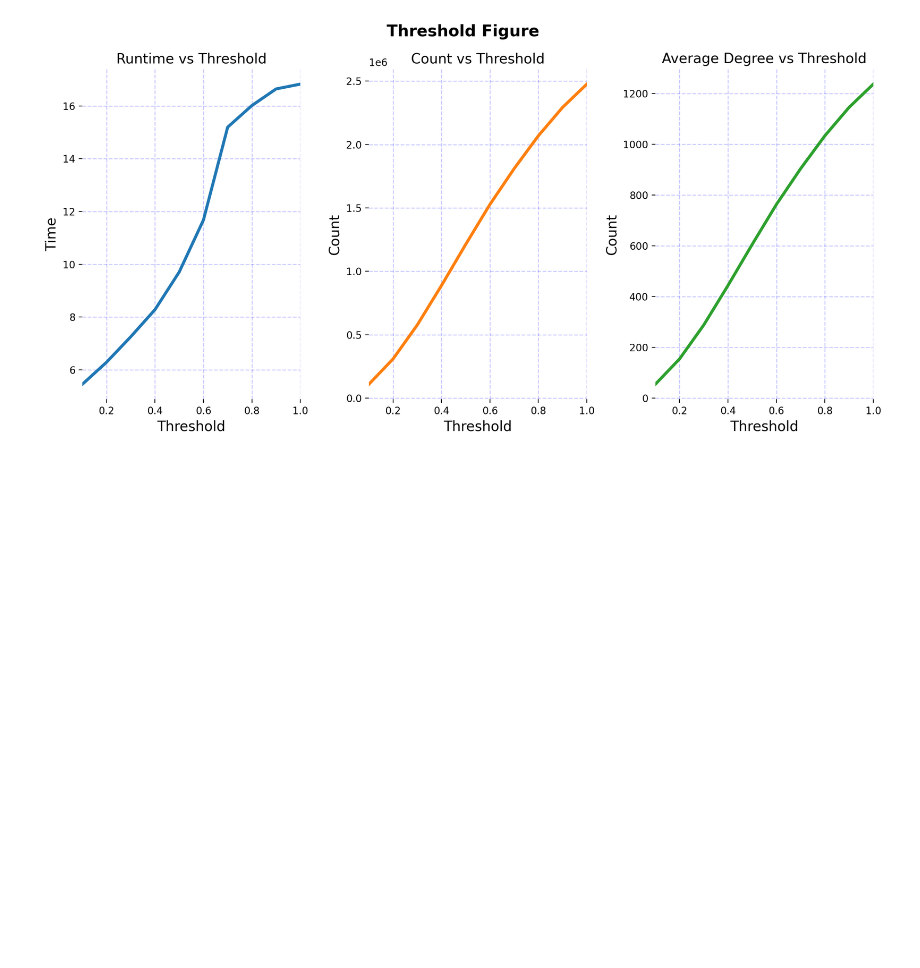
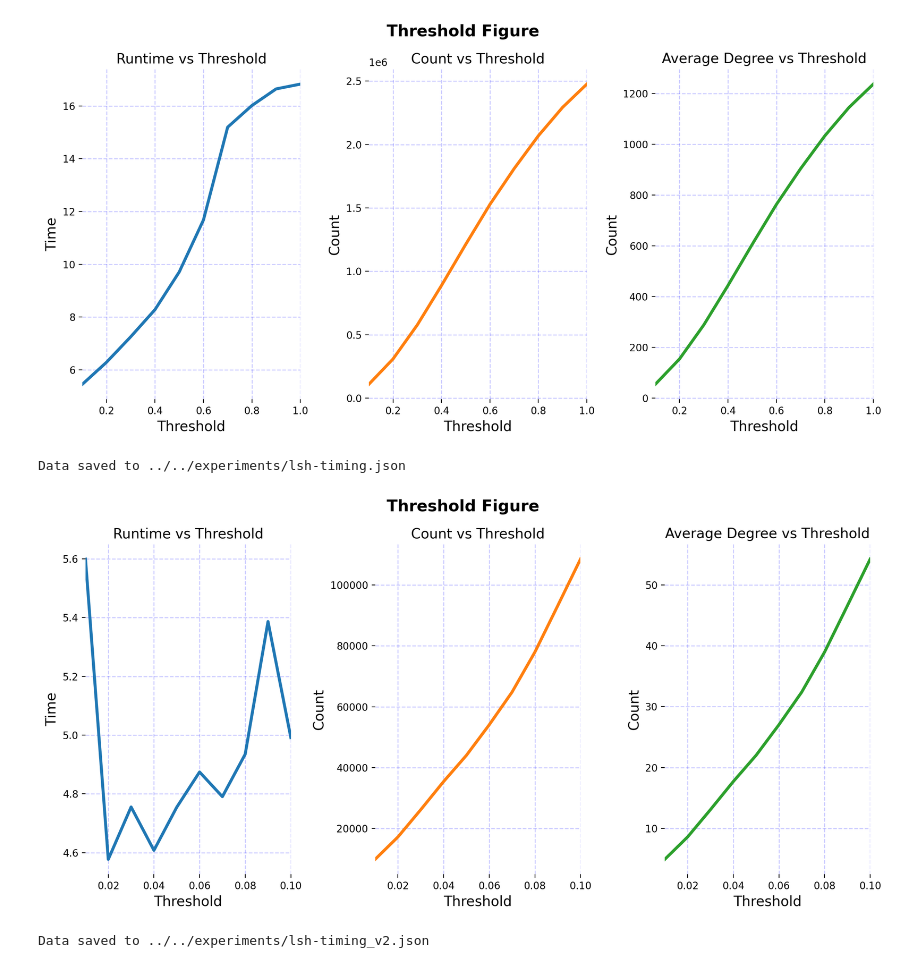
Before and after one commit to dsgt-kaggle-clef/plantclef-2024, a Jupyter notebook: notebooks/preprocessing/20240330-mg-clustering-lsh.ipynb, the cells around one changed output. Saved outputs shown, nothing was run; the diff lists cells and outputs as text; code cells hidden in the pictures; blank space fills up the shorter version.

Commit message:
added experiments folder

```diff
--- a/notebooks/preprocessing/20240330-mg-clustering-lsh.ipynb
+++ b/notebooks/preprocessing/20240330-mg-clustering-lsh.ipynb
@@ -354,2 +363,42 @@ plt.show()
 # %% [output]
 [figure]
+# %%
+import os
+import json
+
+
+def save_data_to_folder(data_dict, folder_path, file_name):
+    # Ensure the folder exists; if not, create it
+    if not os.path.exists(folder_path):
+        os.makedirs(folder_path)
+    # Define the full path to the file
+    file_path = os.path.join(folder_path, file_name)
+    # Write the dictionary to the file as JSON
+    with open(file_path, "w") as file:
+        json.dump(data_dict, file, indent=4)
+
+    print(f"Data saved to {file_path}")
+
+
+# Init params
+folder_path = "../../experiments"
+file_name = "lsh-timing.json"
+save_data_to_folder(data, folder_path, file_name)
+# %% [output]
+Data saved to ../../experiments/lsh-timing.json
+# %%
+# Update Thresholds
+threshold_v2 = np.arange(0.01, 0.11, 0.01)
+data_v2 = approx_sim_search(transformed_df, threshold_v2)
+# %%
+# Plot threshold values
+plot_threshold_values(data_v2, transformed_df)
+# %% [output]
+[figure, added]
+# %%
+# Save data
+folder_path = "../../experiments"
+file_name = "lsh-timing_v2.json"
+save_data_to_folder(data_v2, folder_path, file_name)
+# %% [output]
+Data saved to ../../experiments/lsh-timing_v2.json
```
Also changed, not shown: parts of 1 cell of this notebook, 2 other files.
